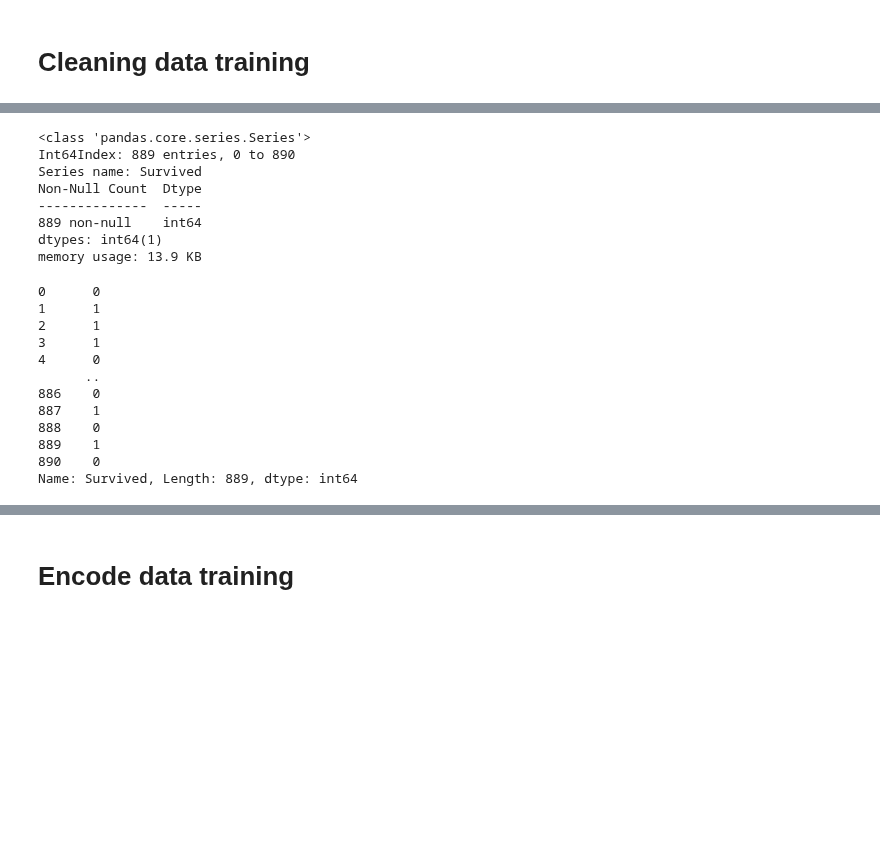
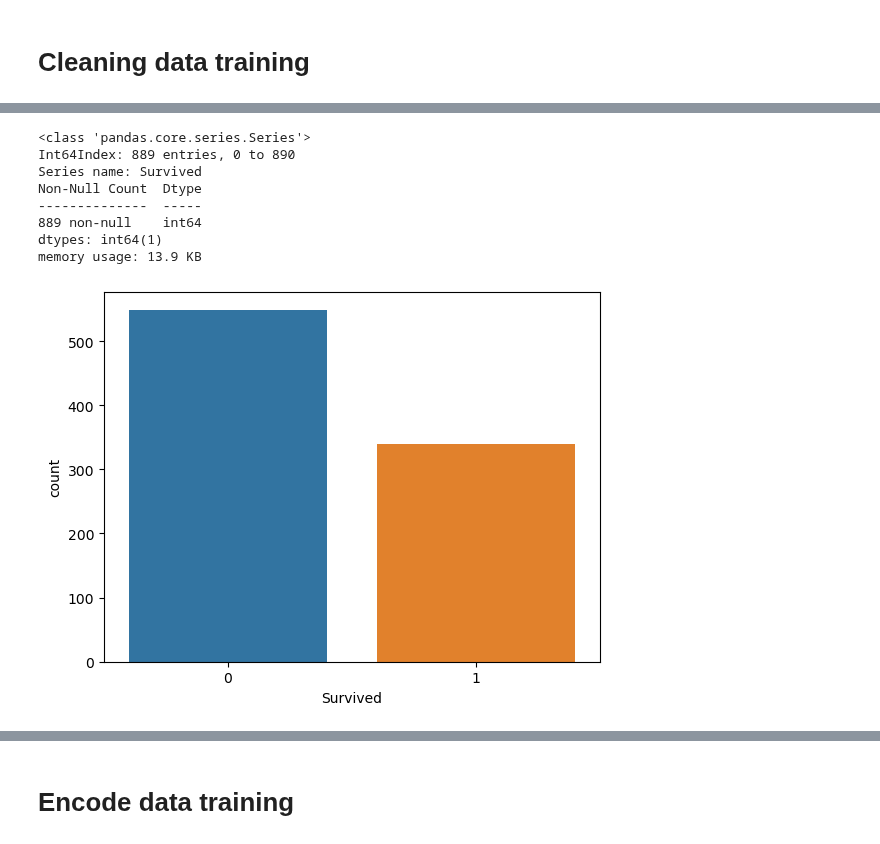
Before and after one commit to Ajhie1987/Python_Train, a Jupyter notebook: Final_Assign.ipynb, the cells around one changed output, grey strips where cells are left out. Saved outputs shown, nothing was run; the diff lists cells and outputs as text; code cells hidden in the pictures; blank space fills up the shorter version.

```diff
--- a/Final_Assign.ipynb
+++ b/Final_Assign.ipynb
@@ -165,25 +193,17 @@ memory usage: 62.5+ KB
 # %%
-df_train_target = df_train['Survived'] #define data training target survived or not
-df_train_target.info()
-df_train_target
+train_target = df_train['Survived'] #define data training target survived or not
+train_target.info()
+train_target
+
+sns.countplot(x='Survived', data=df_train)
+plt.show()
 # %% [output]
 <class 'pandas.core.series.Series'>
 Int64Index: 889 entries, 0 to 890
 Series name: Survived
 Non-Null Count  Dtype
 --------------  -----
 889 non-null    int64
 dtypes: int64(1)
 memory usage: 13.9 KB
-0      0
-1      1
-2      1
-3      1
-4      0
-      ..
-886    0
-887    1
-888    0
-889    1
-890    0
-Name: Survived, Length: 889, dtype: int64
+[figure, added]
```
Also changed, not shown: parts of 22 cells of this notebook.
